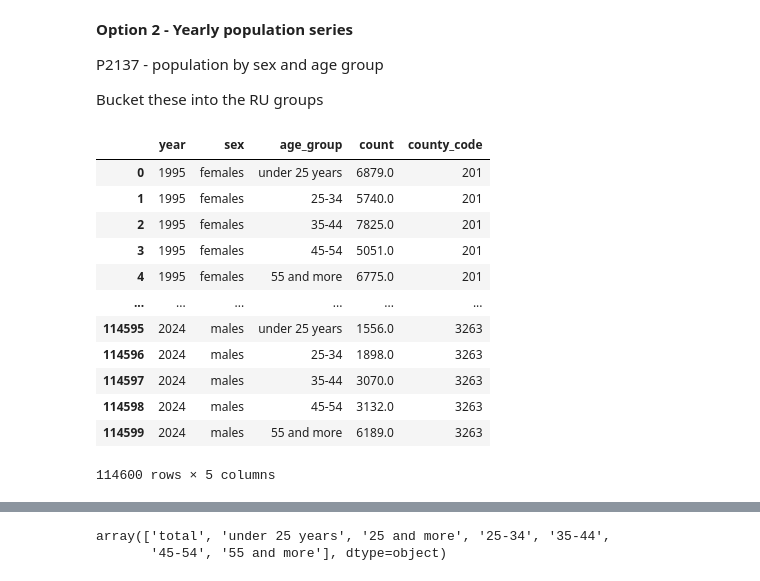
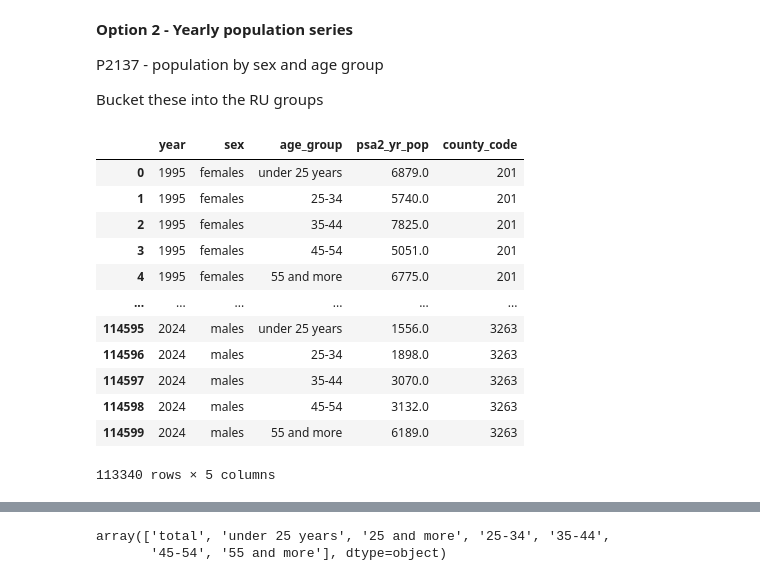
Before and after one commit to harrisonluff/Group_Project_Y3, a Jupyter notebook: notebooks/analysis/03_01_population_outcome.ipynb, the cells around one changed output, grey strips where cells are left out. Saved outputs shown, nothing was run; the diff lists cells and outputs as text; code cells hidden in the pictures.

```diff
--- a/notebooks/analysis/03_01_population_outcome.ipynb
+++ b/notebooks/analysis/03_01_population_outcome.ipynb
@@ -779,34 +780,43 @@ age_filter = p2137["age_group"].isin(["total", "70 and more", "85 and more", "0-
 p2137 = p2137[~age_filter]
 
 # now want to map these to groups
 p2137["age"] = p2137["age_group"].apply(lambda x: int(x.split("-")[0]))
 
 # p2137[["age", "age_group"]].value_counts() # uncomment to see these map properly
 
 # using the same bins and labels as above
 p2137["new_age_group"] = pd.cut(
     p2137["age"],
     bins=bins,
     labels=labels,
     right=False,          # left-closed, right-open: [25,35) means 25–34
     include_lowest=True
 )
 
 # p2137[["new_age_group", "age", "age_group"]].value_counts() # uncomment to see these map properly
 
 # Convert to required population table form
 psa_option2 = p2137.groupby(["code", "year", "sex", "new_age_group"], observed=False)["count"].sum().reset_index()
 
 # rename column
 psa_option2 = psa_option2.rename(columns={"new_age_group": "age_group"})
 
 # create county_code col for merging
 psa_option2["county_code"] = psa_option2["code"].apply(lambda x: int(str(x)[:-3]))
+# As with earlier convert 263 -> 265 and drop 1431
+psa_option2["count"] = psa_option2["count"].replace(0, np.nan)
+psa_option2.dropna(subset=["count"], inplace=True)
+psa_option2["county_code"] = psa_option2["county_code"].replace(263, 265)
+psa_option2 = psa_option2[~(psa_option2["county_code"]==1431)].copy()
+
+# Drop original code and rename cols
 psa_option2.drop(columns=["code"], inplace=True)
+psa_option2.rename(columns={"count": "psa2_yr_pop"}, inplace=True)
 
+# psa_option2[(psa_option2["county_code"]==265) & (psa_option2["year"]==2021)]
 psa_option2
 # %% [output]
-|  | year | sex | age_group | count | county_code |
+|  | year | sex | age_group | psa2_yr_pop | county_code |
 | 0 | 1995 | females | under 25 years | 6879.0 | 201 |
 | 1 | 1995 | females | 25-34 | 5740.0 | 201 |
 | 2 | 1995 | females | 35-44 | 7825.0 | 201 |
@@ -818,4 +828,4 @@ psa_option2
 | 114597 | 2024 | males | 35-44 | 3070.0 | 3263 |
 | 114598 | 2024 | males | 45-54 | 3132.0 | 3263 |
 | 114599 | 2024 | males | 55 and more | 6189.0 | 3263 |
-114600 rows × 5 columns
+113340 rows × 5 columns
```
Also changed, not shown: parts of 13 cells of this notebook.
